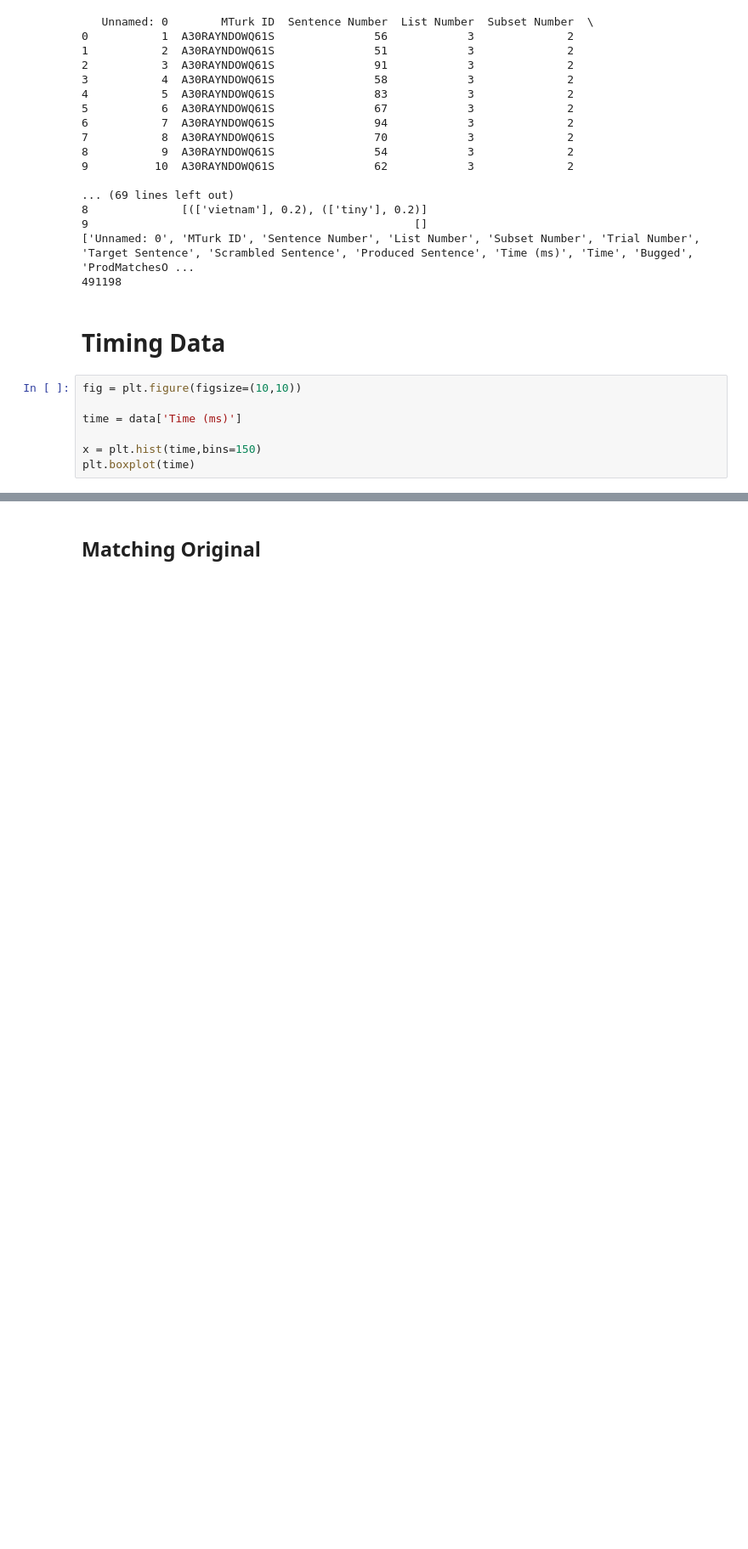
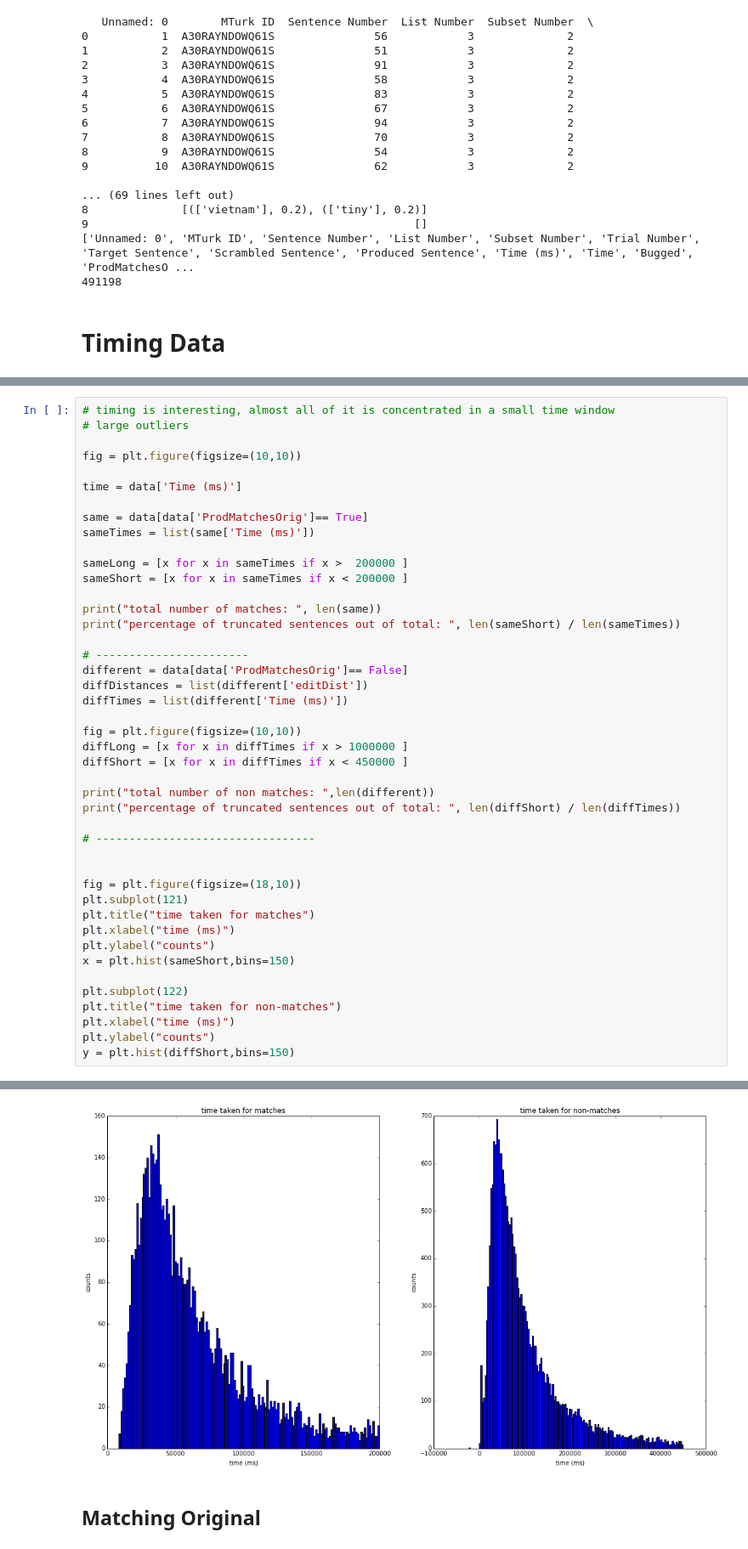
Before and after one commit to ckringen/ev, a Jupyter notebook: src/FirstWave.ipynb, the cells around one changed output, grey strips where cells are left out. Shown at 85% size. Saved outputs shown, nothing was run; the diff lists cells and outputs as text; blank space fills up the shorter version.

```diff
--- a/src/FirstWave.ipynb
+++ b/src/FirstWave.ipynb
@@ -33,10 +33,3 @@ print(np.size(data))
 491198
 # %% [markdown]
 # Timing Data
-# %%
-fig = plt.figure(figsize=(10,10))
-
-time = data['Time (ms)']
-
-x = plt.hist(time,bins=150)
-plt.boxplot(time)
@@ -52,0 +36,45 @@ plt.boxplot(time)
+# %%
+# timing is interesting, almost all of it is concentrated in a small time window
+# large outliers
+
+fig = plt.figure(figsize=(10,10))
+
+time = data['Time (ms)']
+
+same = data[data['ProdMatchesOrig']== True]
+sameTimes = list(same['Time (ms)'])
+
+sameLong = [x for x in sameTimes if x >  200000 ]
+sameShort = [x for x in sameTimes if x < 200000 ]
+
+print("total number of matches: ", len(same))
+print("percentage of truncated sentences out of total: ", len(sameShort) / len(sameTimes))
+
+# -----------------------
+different = data[data['ProdMatchesOrig']== False]
+diffDistances = list(different['editDist'])
+diffTimes = list(different['Time (ms)'])
+
+fig = plt.figure(figsize=(10,10))
+diffLong = [x for x in diffTimes if x > 1000000 ]
+diffShort = [x for x in diffTimes if x < 450000 ]
+
+print("total number of non matches: ",len(different))
+print("percentage of truncated sentences out of total: ", len(diffShort) / len(diffTimes))
+
+# ---------------------------------
+
+
+fig = plt.figure(figsize=(18,10))
+plt.subplot(121)
+plt.title("time taken for matches")
+plt.xlabel("time (ms)")
+plt.ylabel("counts")
+x = plt.hist(sameShort,bins=150)
+
+plt.subplot(122)
+plt.title("time taken for non-matches")
+plt.xlabel("time (ms)")
+plt.ylabel("counts")
+y = plt.hist(diffShort,bins=150)
+# %% [output]
@@ -53,3 +87,4 @@ plt.boxplot(time)
+[figure, added]
 # %% [markdown]
 ## Matching Original
 # %%
```
Also changed, not shown: parts of 23 cells of this notebook, 15 other files.
